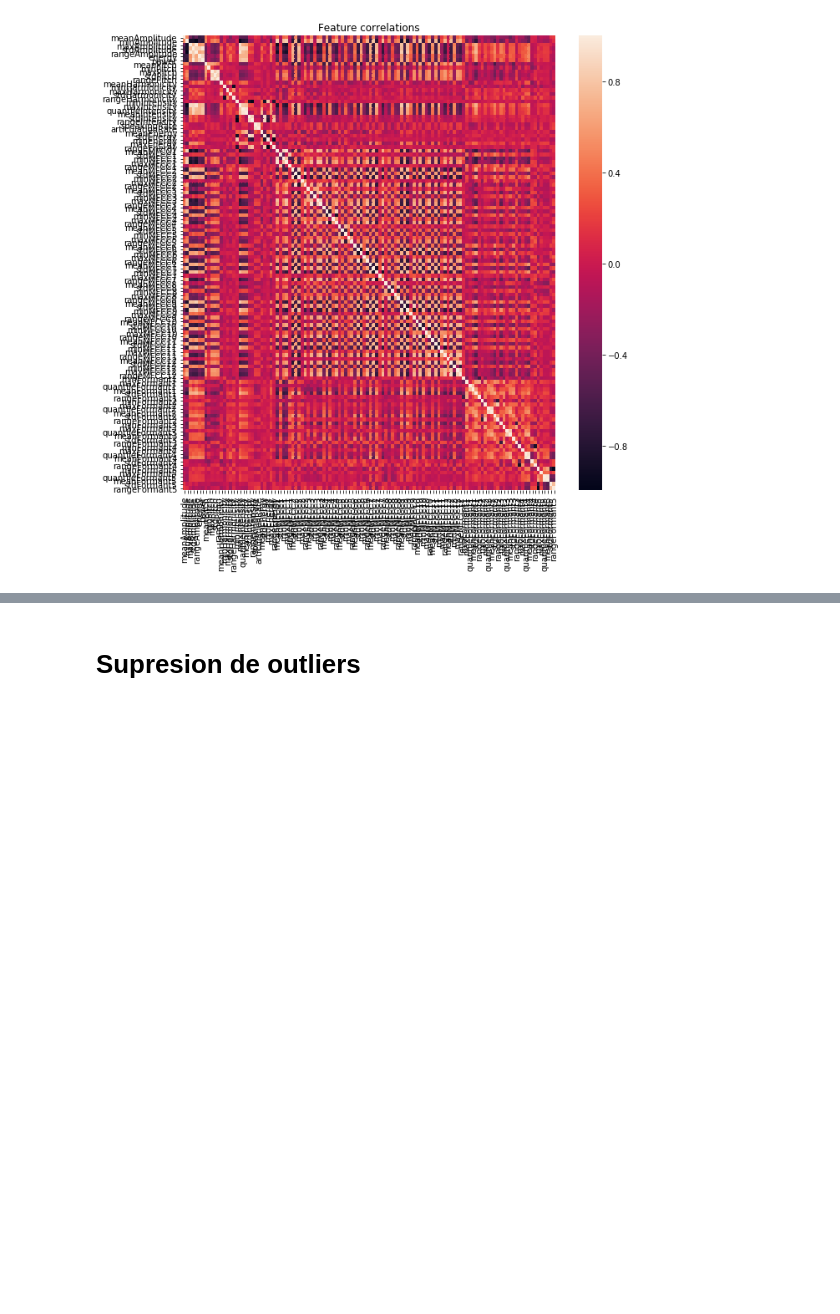
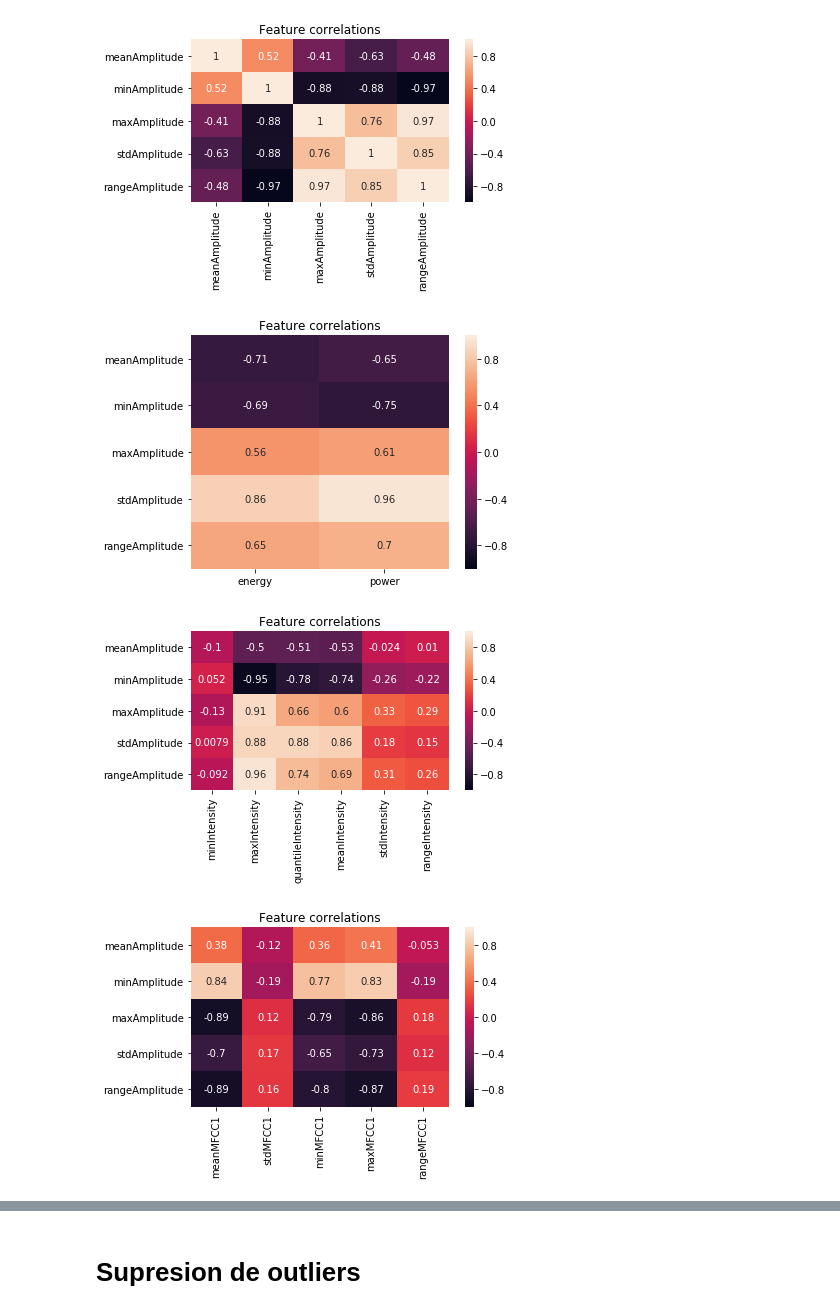
Before and after one commit to MrDevoid/TFG, a Jupyter notebook: Untitled.ipynb, the cells around one changed output, grey strips where cells are left out. Saved outputs shown, nothing was run; the diff lists cells and outputs as text; code cells hidden in the pictures; blank space fills up the shorter version.

```diff
--- a/Untitled.ipynb
+++ b/Untitled.ipynb
@@ -59,11 +59,22 @@ def deleteNAWithMean2(df,mean):
 X_Mezclados = deleteNAWithMean(X_Mezclados)
 X_Aleman = deleteNAWithMean(X_Aleman)
 X_Propios = deleteNAWithMean(X_Propios)
-# %%
-plt.subplots(figsize=(10,10))
-correlation = X_Mezclados.corr()
-sns.heatmap(correlation, xticklabels = correlation.columns.values,yticklabels=correlation.columns.values)
-plt.title('Feature correlations')
-plt.show()
-# %% [output]
-[figure, removed]
+# %%
+correlation = X_Mezclados.corr()
+limites = [0,5,10,15,21,23,28,33,38,43,48,53,58,63,68,73,78,83,88,94,100,106,112,118]
+for i in range(0,len(limites)-1):
+    for j in range(i,len(limites)-1):
+        correlation = correlation.iloc[limites[i]:limites[i+1],limites[j]:limites[j+1]]
+        if(np.any(correlation<-0.8) or np.any(correlation>0.8)):
+            plt.figure()
+            sns.heatmap(correlation, xticklabels = correlation.columns.values,
+                        yticklabels=correlation.index.values, vmin=-1,vmax=1,annot=True)
+            plt.title('Feature correlations')
+            plt.tight_layout()
+            plt.savefig(correlation.columns.values[0] + correlation.index.values[0])
+        correlation = X_Mezclados.corr()
+# %% [output]
+[figure, added]
+[figure, added]
+[figure, added]
+[figure, added]
```
Also changed, not shown: parts of 17 cells of this notebook.
